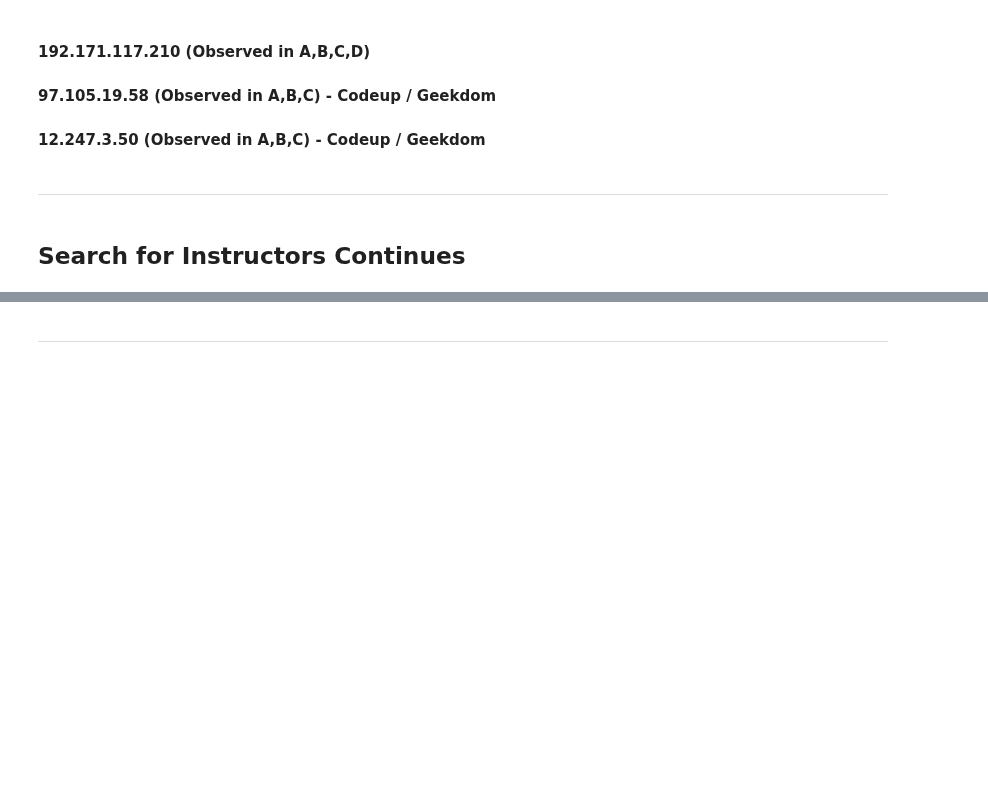
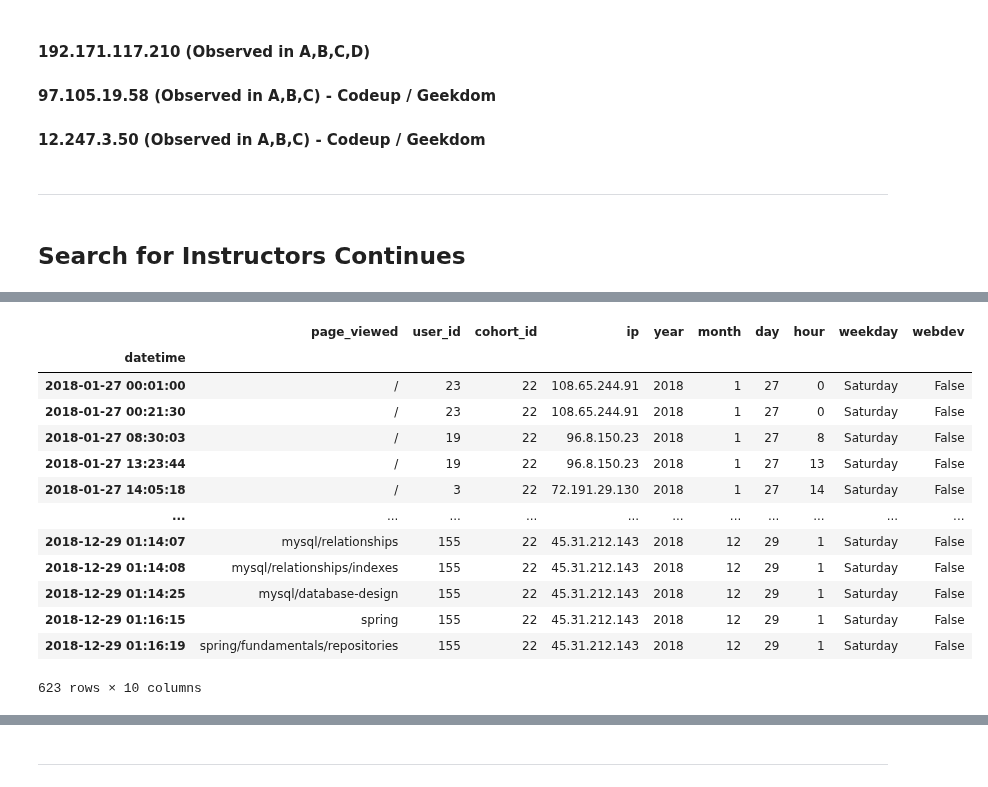
Before and after one commit to CSolitaire/anomaly-detection-exercises, a Jupyter notebook: time_series_anomaly_detection.ipynb, the cells around one changed output, grey strips where cells are left out. Saved outputs shown, nothing was run; the diff lists cells and outputs as text; code cells hidden in the pictures; blank space fills up the shorter version.

```diff
--- a/time_series_anomaly_detection.ipynb
+++ b/time_series_anomaly_detection.ipynb
@@ -1158,0 +1169,4 @@ common_member(b,c)
+# %%
+# Maggie started working 2 years ago
+two_year = false[false.year == 2018]
+two_year.head()
@@ -1158,0 +1181,4 @@ common_member(b,c)
+# %%
+# She would work on the weekends
+two_year = two_year[two_year.weekday == 'Saturday']
+two_year.head()
@@ -1158,0 +1229,17 @@ common_member(b,c)
+# %%
+two_year[two_year.cohort_id == 22]
+# %% [output]
+|  | page_viewed | user_id | cohort_id | ip | year | month | day | hour | weekday | webdev |
+| datetime |  |  |  |  |  |  |  |  |  |  |
+| 2018-01-27 00:01:00 | / | 23 | 22 | 108.65.244.91 | 2018 | 1 | 27 | 0 | Saturday | False |
+| 2018-01-27 00:21:30 | / | 23 | 22 | 108.65.244.91 | 2018 | 1 | 27 | 0 | Saturday | False |
+| 2018-01-27 08:30:03 | / | 19 | 22 | 96.8.150.23 | 2018 | 1 | 27 | 8 | Saturday | False |
+| 2018-01-27 13:23:44 | / | 19 | 22 | 96.8.150.23 | 2018 | 1 | 27 | 13 | Saturday | False |
+| 2018-01-27 14:05:18 | / | 3 | 22 | 72.191.29.130 | 2018 | 1 | 27 | 14 | Saturday | False |
+| ... | ... | ... | ... | ... | ... | ... | ... | ... | ... | ... |
+| 2018-12-29 01:14:07 | mysql/relationships | 155 | 22 | 45.31.212.143 | 2018 | 12 | 29 | 1 | Saturday | False |
+| 2018-12-29 01:14:08 | mysql/relationships/indexes | 155 | 22 | 45.31.212.143 | 2018 | 12 | 29 | 1 | Saturday | False |
+| 2018-12-29 01:14:25 | mysql/database-design | 155 | 22 | 45.31.212.143 | 2018 | 12 | 29 | 1 | Saturday | False |
+| 2018-12-29 01:16:15 | spring | 155 | 22 | 45.31.212.143 | 2018 | 12 | 29 | 1 | Saturday | False |
+| 2018-12-29 01:16:19 | spring/fundamentals/repositories | 155 | 22 | 45.31.212.143 | 2018 | 12 | 29 | 1 | Saturday | False |
+623 rows × 10 columns
```
Also changed, not shown: parts of 22 cells of this notebook.
